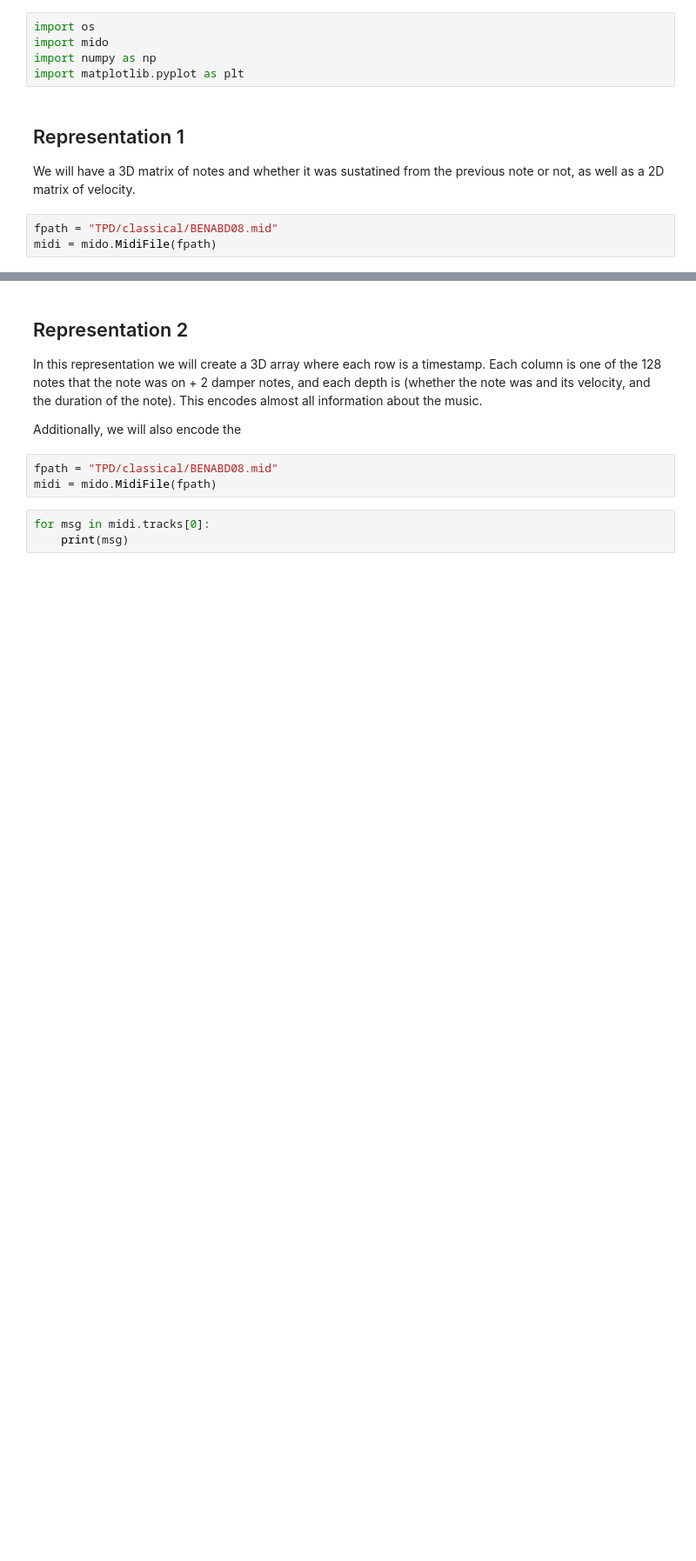
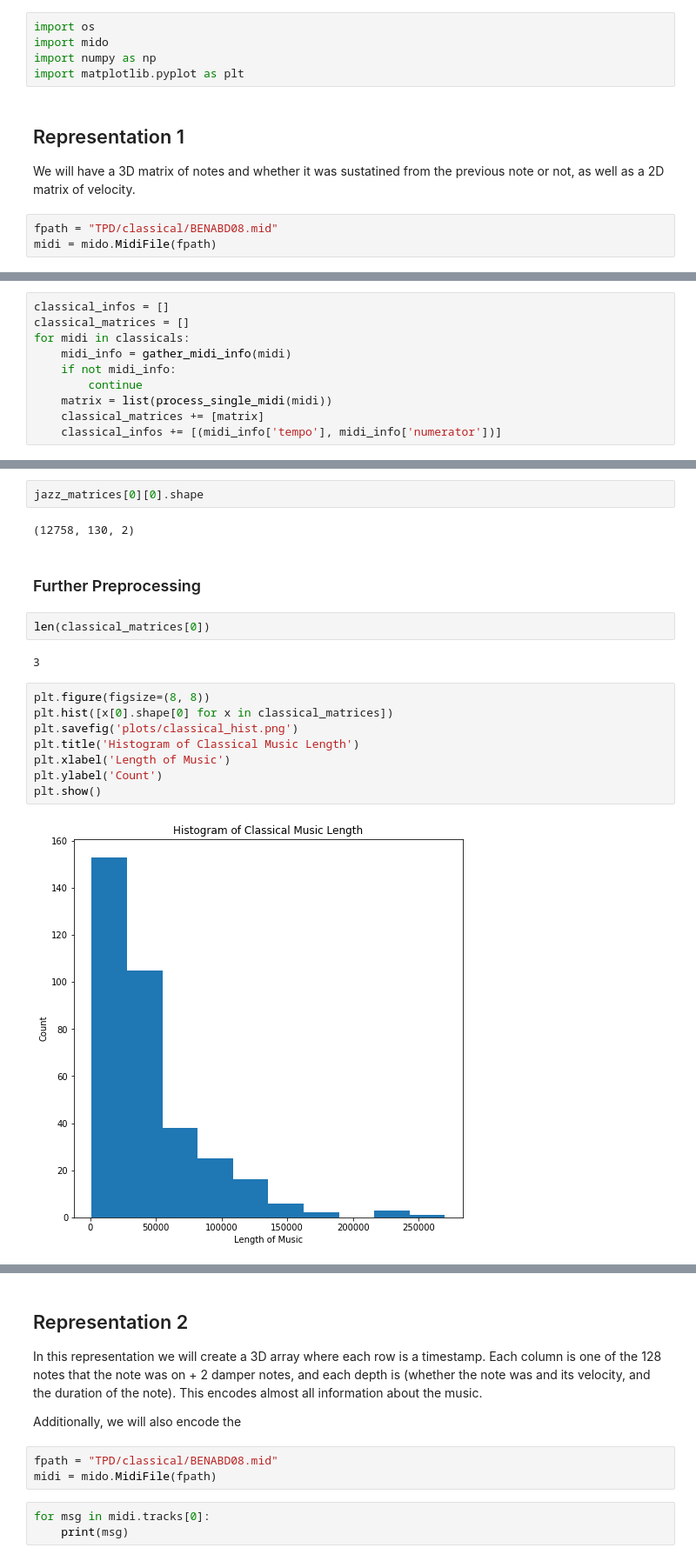
Before and after one commit to LithiumH/CS230-Music-Style-Transfer, a Jupyter notebook: Haojun - Preprocessing.ipynb, the cells around one changed output, grey strips where cells are left out. Shown: that part at 87% size. Drawn from its saved outputs; the diff is of its cells as text; blank space fills up the shorter version.

```diff
--- a/Haojun - Preprocessing.ipynb
+++ b/Haojun - Preprocessing.ipynb
@@ -16,0 +292,10 @@ midi = mido.MidiFile(fpath)
+# %%
+classical_infos = []
+classical_matrices = []
+for midi in classicals:
+    midi_info = gather_midi_info(midi)
+    if not midi_info:
+        continue
+    matrix = list(process_single_midi(midi))
+    classical_matrices += [matrix]
+    classical_infos += [(midi_info['tempo'], midi_info['numerator'])]
@@ -16,0 +312,20 @@ midi = mido.MidiFile(fpath)
+# %%
+jazz_matrices[0][0].shape
+# %% [output]
+(12758, 130, 2)
+# %% [markdown]
+### Further Preprocessing
+# %%
+len(classical_matrices[0])
+# %% [output]
+3
+# %%
+plt.figure(figsize=(8, 8))
+plt.hist([x[0].shape[0] for x in classical_matrices])
+plt.savefig('plots/classical_hist.png')
+plt.title('Histogram of Classical Music Length')
+plt.xlabel('Length of Music')
+plt.ylabel('Count')
+plt.show()
+# %% [output]
+[figure, added]
```
Also changed, not shown: parts of 26 cells of this notebook, 5 other files.
